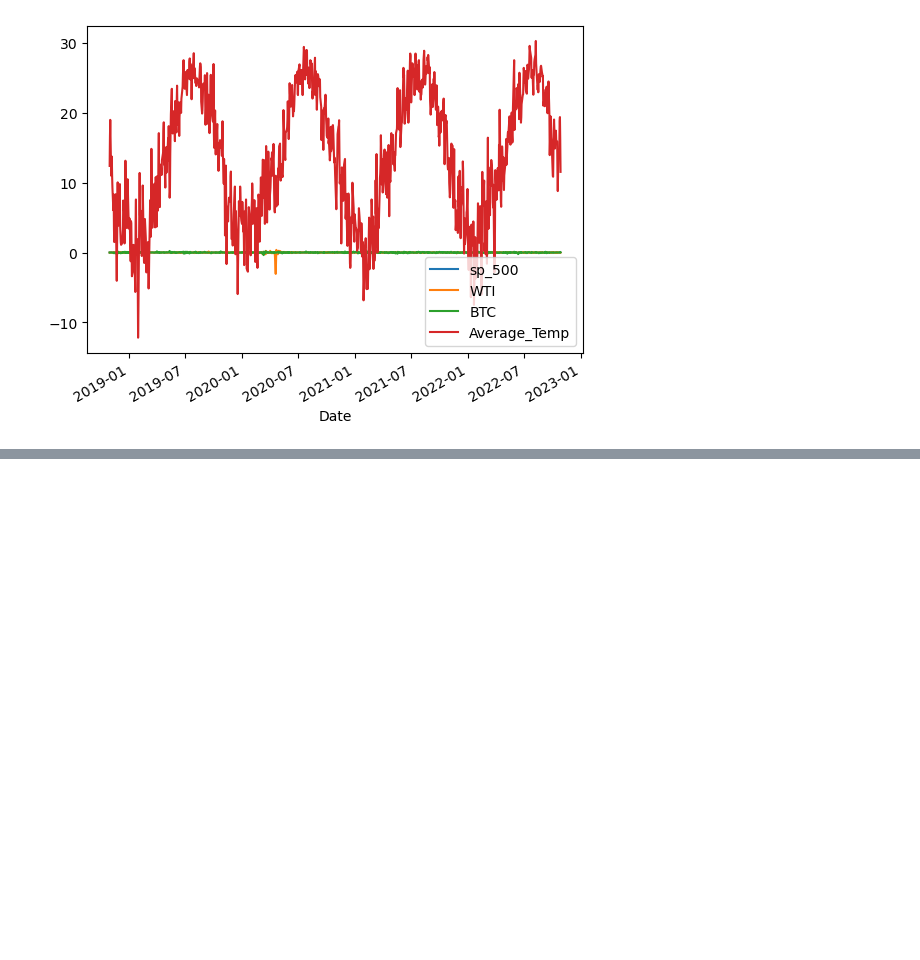
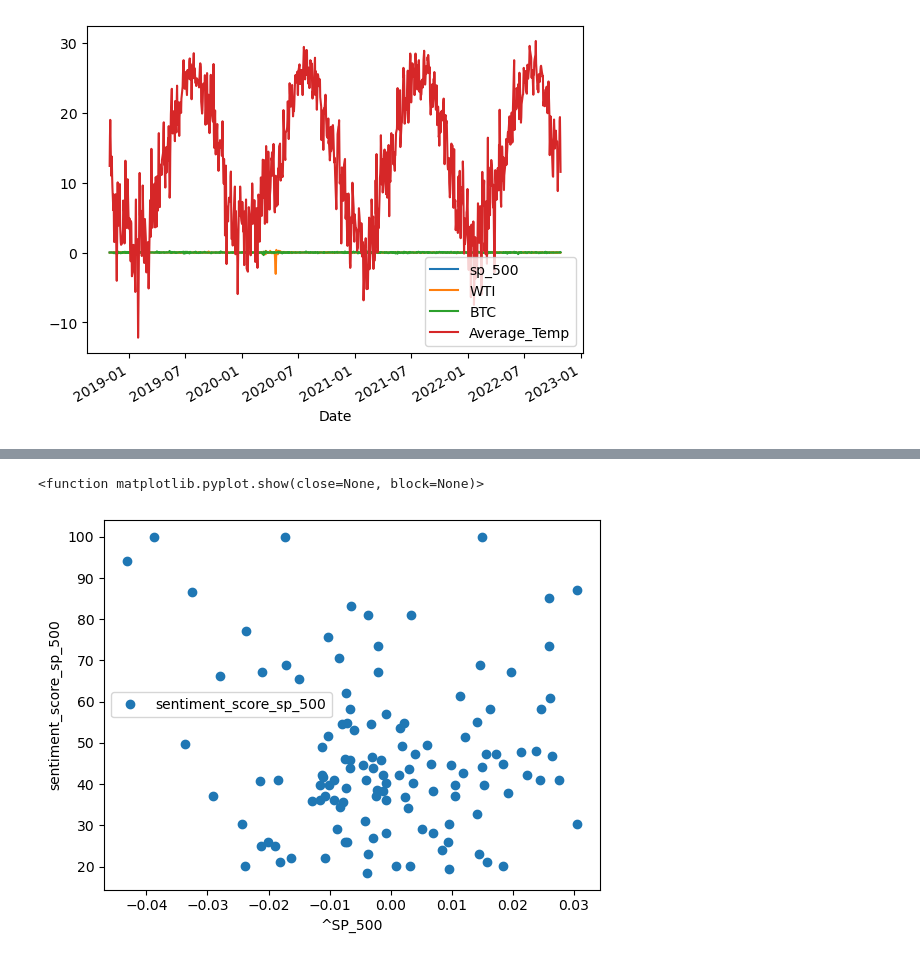
Before and after one commit to robel-codes/asset-correlation-analysis, a Jupyter notebook: data_collection.ipynb, the cells around one changed output, grey strips where cells are left out. Saved outputs shown, nothing was run; the diff lists cells and outputs as text; code cells hidden in the pictures; blank space fills up the shorter version.

Commit message:
Updated data_collection.ipynb with pytrend data

```diff
--- a/data_collection.ipynb
+++ b/data_collection.ipynb
@@ -153,0 +197,3 @@ plt.show
+# %%
+sp500_trends2 = dailydata.get_daily_data('s&p 500', 2022, 6, 2022, 8, geo='US')
+sp500_trends2
@@ -153,0 +218,3 @@ plt.show
+# %%
+sp500_trends3 = dailydata.get_daily_data('s&p 500', 2022, 3, 2022, 5, geo='US')
+sp500_trends3
@@ -153,0 +226,6 @@ plt.show
+# %%
+# Concatinate the 3 sp500_trends dataframes
+trends_sp500_combined = pd.concat([sp500_trends1, sp500_trends2, sp500_trends3], axis='rows', join='inner')
+trends_sp500_combined.sort_index(ascending=True, inplace=True)
+trends_sp500_combined.drop(columns=['s&p 500_unscaled', 's&p 500_monthly', 'isPartial', 'scale'], inplace=True)
+trends_sp500_combined.columns = ['sentiment_score_sp_500']
@@ -153,0 +249,4 @@ plt.show
+# %%
+# Concatinate trends dataframe with the assets dataframe
+assets_plus_sp500sentiment_dataframe = pd.concat([commined_weather_df, trends_sp500_combined], axis='columns', join='inner')
+assets_plus_sp500sentiment_dataframe
@@ -153,0 +267,9 @@ plt.show
+# %%
+# Sentiment graph
+assets_plus_sp500sentiment_dataframe.plot(x='sp_500', y= 'sentiment_score_sp_500', style= 'o')
+plt.xlabel ('^SP_500')
+plt.ylabel ('sentiment_score_sp_500')
+plt.show
+# %% [output]
+<function matplotlib.pyplot.show(close=None, block=None)>
+[figure, added]
```
Also changed, not shown: parts of 20 cells of this notebook.
